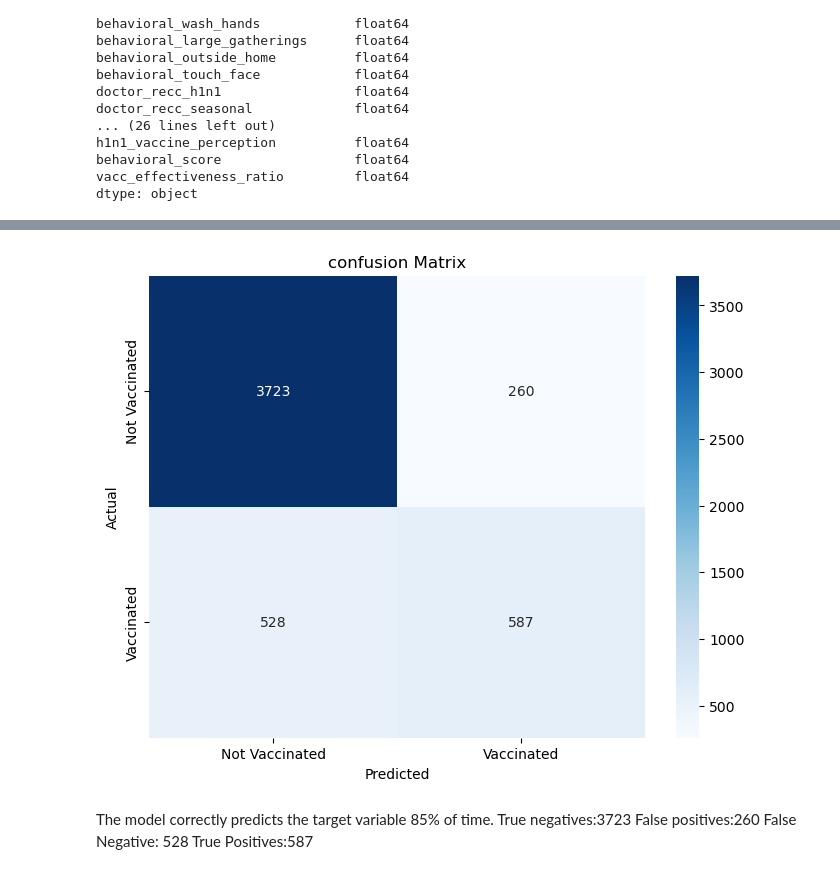
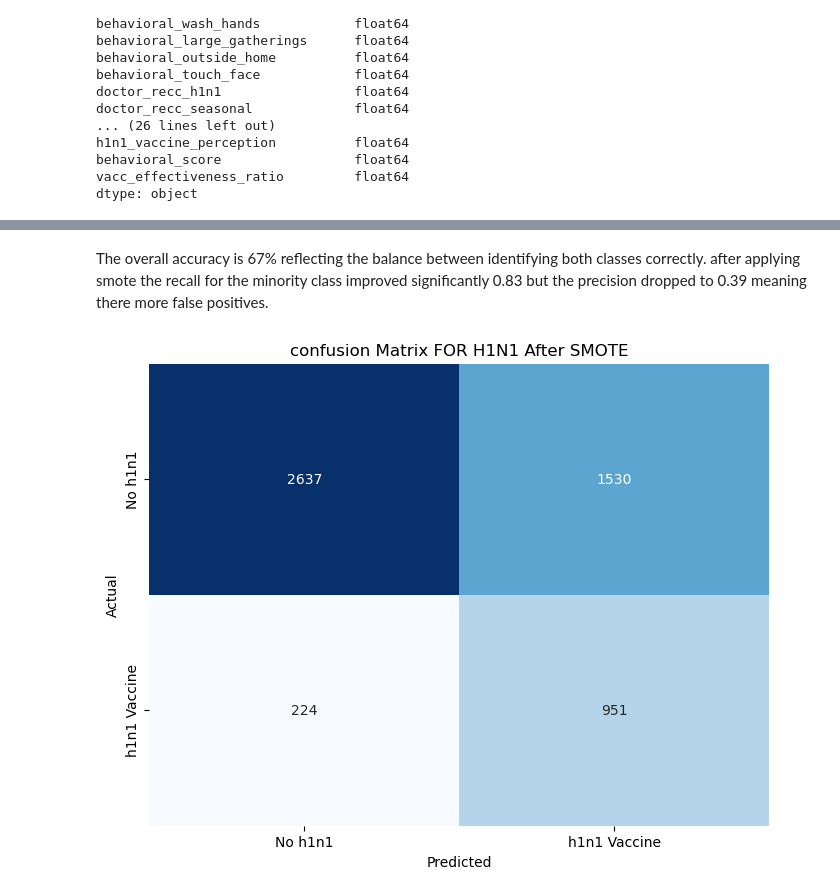
Before and after one commit to lchep2024/Phase-3-Project, a Jupyter notebook: index.ipynb, the cells around one changed output, grey strips where cells are left out. Cells and saved outputs as stored; diff of their text form; code cells hidden in the pictures.

```diff
--- a/index.ipynb
+++ b/index.ipynb
@@ -577,0 +663,34 @@ Confusion Matrix:
+# %%
+#handling class imbalance h1n1.
+X1 = df1.loc[:, ~df1.columns.isin(['h1n1_vaccine', 'respondent_id'])]
+y1 = df1["h1n1_vaccine"]
+
+X1_train, X1_test, y1_train, y1_test = train_test_split(X1, y1, test_size=0.2)
+
+#applying SMOTE
+smote=SMOTE(random_state=42)
+X1_resampled,y1_resampled=smote.fit_resample(X1_train,y1_train)
+
+#scaling
+scaler = StandardScaler()
+scaler.fit(X1_train)
+
+X1_train = scaler.transform(X1_train)
+X1_test = scaler.transform(X1_test)
+
+# Train a model for H1N1 vaccine
+model_h1n1 = LogisticRegression()
+model_h1n1.fit(X1_resampled, y1_resampled)
+
+# Make predictions for H1N1 vaccine
+y1_pred = model_h1n1.predict(X1_test)
+
+#Evaluate using confusion matrix for H1N1
+confusion_h1n1 = confusion_matrix(y1_test, y1_pred)
+print("Confusion Matrix for H1N1 Vaccine:")
+print(confusion_h1n1)
+
+
+# Classification report for H1N1
+print("Classification Report for H1N1 Vaccine:")
+print(classification_report(y1_test, y1_pred))
@@ -578,16 +710,13 @@ Confusion Matrix:
+# %% [markdown]
+The overall accuracy is 67% reflecting the balance between identifying both classes correctly.
+after applying smote the recall for the minority class improved significantly 0.83 but the precision dropped to 0.39 meaning there more false positives.
 # %%
-#plotting confusion matrix
+#plotting confusion matrix for h1n1
 plt.figure(figsize=(8,6))
-sns.heatmap(conf_matrix,annot=True,fmt='d',cmap='Blues',xticklabels=['Not Vaccinated','Vaccinated'],yticklabels=['Not Vaccinated','Vaccinated'])
+sns.heatmap(confusion_h1n1,annot=True,fmt='d',cmap='Blues',cbar=False,xticklabels=['No h1n1','h1n1 Vaccine'],yticklabels=['No h1n1','h1n1 Vaccine'])
 plt.ylabel('Actual')
 plt.xlabel('Predicted')
-plt.title('confusion Matrix')
+plt.title('confusion Matrix FOR H1N1 After SMOTE')
 plt.show()
 # %% [output]
-[figure, old version]
+[figure, new version]
-# %% [markdown]
-The model correctly predicts the target variable 85% of time.
-True negatives:3723
-False positives:260
-False Negative: 528
-True Positives:587
```
Also changed, not shown: parts of 28 cells of this notebook, 1 other file.
